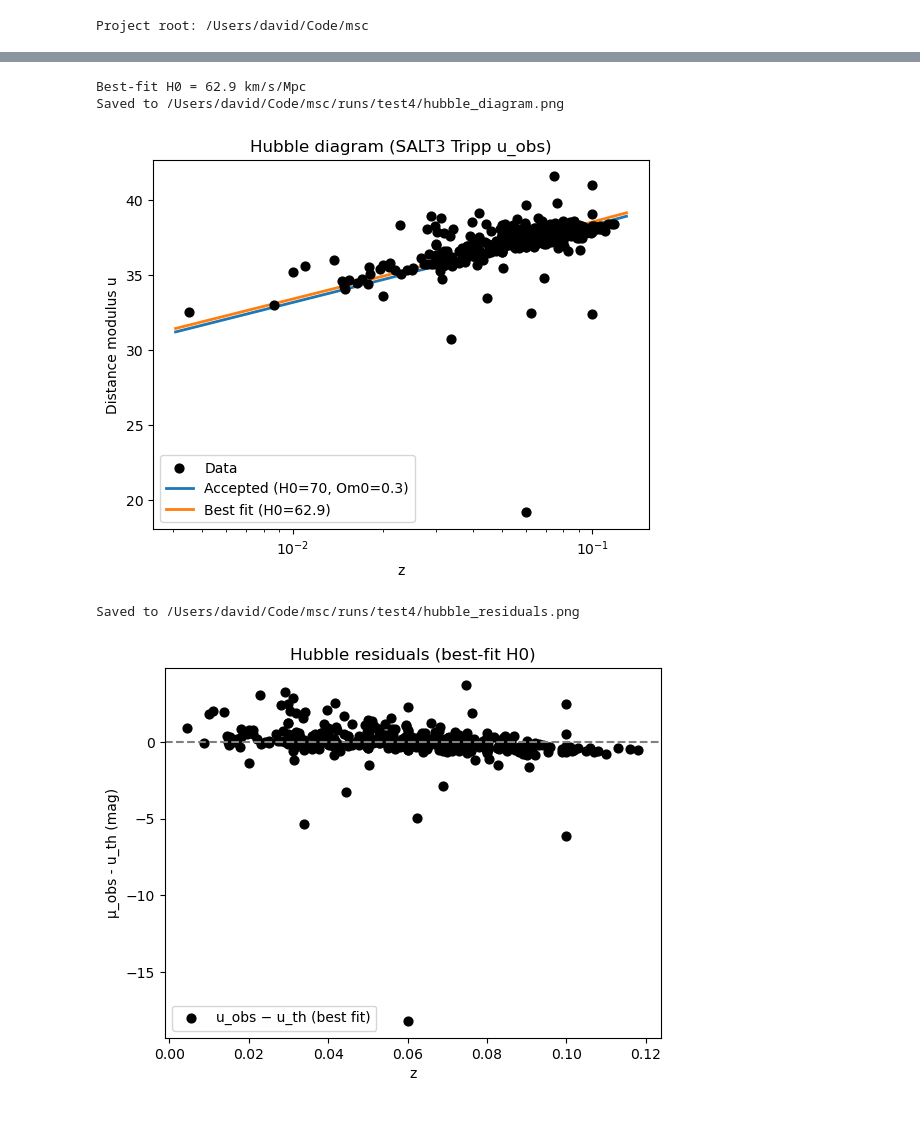
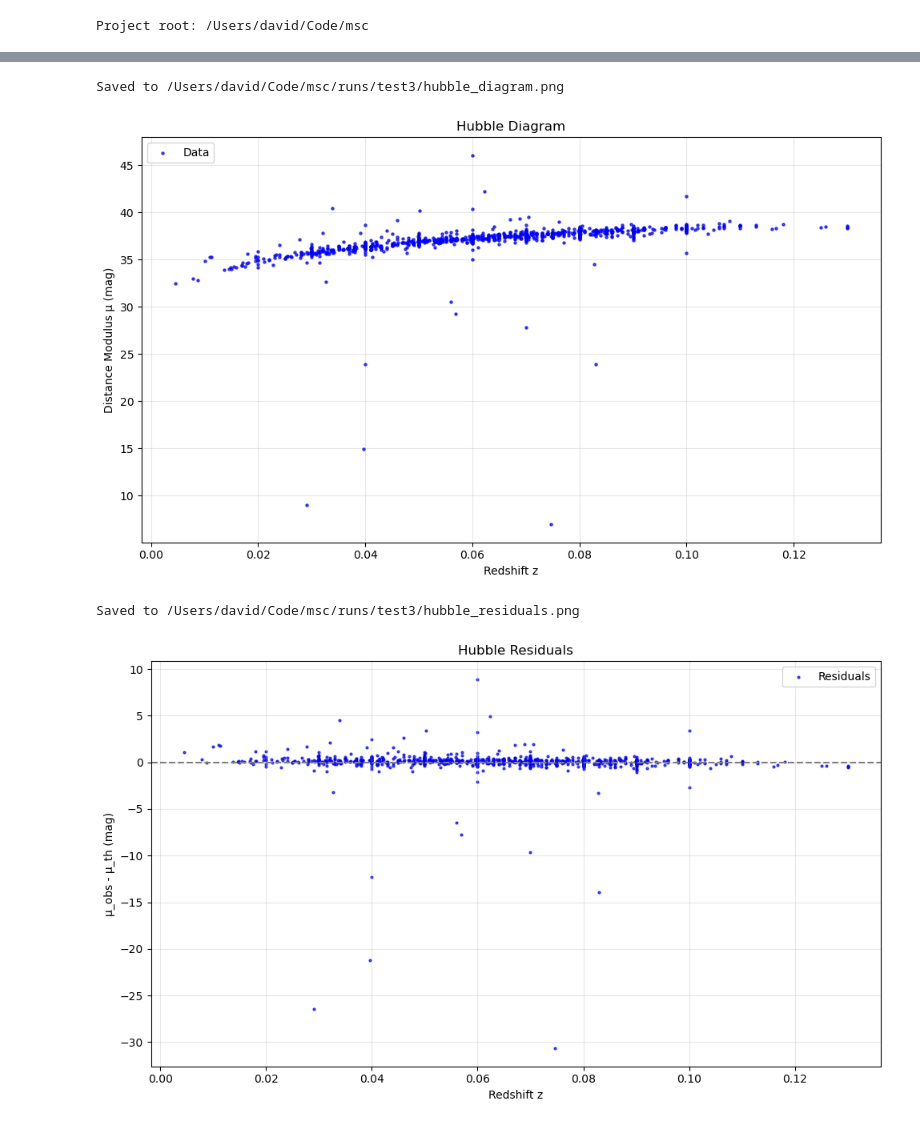
Before and after one commit to heffernan111/msc-dissertation, a Jupyter notebook: src/6_plotHubbleDiagram.ipynb, the cells around one changed output, grey strips where cells are left out. Saved outputs shown, nothing was run; the diff lists cells and outputs as text; code cells hidden in the pictures.

Commit message:
working hubble diagram maybe

```diff
--- a/src/6_plotHubbleDiagram.ipynb
+++ b/src/6_plotHubbleDiagram.ipynb
@@ -30,7 +30,7 @@ df["host_redshift"] = z_from_ztf.fillna(df["host_redshift"])
 # Filter to z > 0 and sort by redshift for plotting
 dfp = df[df["host_redshift"] > 0].sort_values("host_redshift").copy()
 # Drop invalid rows for distance moduli or residuals
-valid = np.isfinite(dfp["distance_modulus_u_obs"]) & np.isfinite(dfp["mu_th"]) & np.isfinite(dfp["resid"])
+valid = np.isfinite(dfp["distance_modulus_u_obs"]) & np.isfinite(dfp["host_redshift"])
 dfp = dfp.loc[valid]
 if len(dfp) < len(df):
     print(f"Dropped {len(df) - len(dfp)} rows")
@@ -51,64 +51,53 @@ mu_obs = dfp["distance_modulus_u_obs"].to_numpy()
 
 Om0 = 0.3  # fixed matter density for all models
 
-def mu_theory(z, H0, Om0=Om0):
+def mu_theory(z, H0=70.0, Om0=Om0):
     """Distance modulus u(z) for flat ΛCDM."""
     return FlatLambdaCDM(H0=H0, Om0=Om0).distmod(z).value
 
-# Fit H0
-def loss(H0):
-    """Sum of squared u residuals for a given H0."""
-    return np.sum((mu_obs - mu_theory(z_data, H0)) ** 2)
-
-res = minimize_scalar(loss, bounds=(50, 100), method="bounded")
-H0_best = float(res.x)
-print(f"Best-fit H0 = {H0_best:.1f} km/s/Mpc")
-
-# Smooth z grid for theory curves (so ΛCDM curvature is visible)
+# Smooth z grid for theory curves
 z_min = max(1e-4, z_data.min() * 0.9)
 z_max = z_data.max() * 1.1
-z_smooth = np.logspace(np.log10(z_min), np.log10(z_max), 300)
+z_smooth = np.linspace(z_min, z_max, 300)
 
 # Hubble diagram
-plt.figure()
-plt.xscale("log")
+plt.figure(figsize=(10, 6))
 
-plt.scatter(dfp["host_redshift"], dfp["distance_modulus_u_obs"], label="Data", color="black", s=40, zorder=5)
+plt.scatter(dfp["host_redshift"], mu_obs, label="Data", color="blue", s=5, zorder=5, alpha=0.7)
 
-plt.plot(z_smooth, mu_theory(z_smooth, H0=70.0), label="Accepted (H0=70, Om0=0.3)", lw=2)
-
-plt.plot(z_smooth, mu_theory(z_smooth, H0_best), label=f"Best fit (H0={H0_best:.1f})", lw=2)
-
-plt.xlabel("z")
-plt.ylabel("Distance modulus u")
-plt.title("Hubble diagram (SALT3 Tripp u_obs)")
-plt.legend()
+plt.xlabel("Redshift z")
+plt.ylabel("Distance Modulus μ (mag)")
+plt.title("Hubble Diagram")
+plt.legend(loc='upper left')
+plt.grid(True, alpha=0.3)
+plt.tight_layout()
 
 out_path = run_folder / "hubble_diagram.png"
 plt.savefig(out_path, dpi=150)
 print(f"Saved to {out_path}")
 plt.show()
 
 # Residuals: u_obs − u_th for best-fit.  - brighter,  + dimmer
-mu_th_best = mu_theory(z_data, H0_best)
+mu_th_best = mu_theory(z_data)
 resid_best = mu_obs - mu_th_best
 
-plt.figure()
+plt.figure(figsize=(10, 6))
 plt.axhline(0, color="gray", ls="--")
-plt.scatter(dfp["host_redshift"], resid_best, label="u_obs − u_th (best fit)", color="black", s=40)
+plt.scatter(dfp["host_redshift"], resid_best, label="Residuals", color="blue", s=4, alpha=0.7)
 
-plt.xlabel("z")
-plt.ylabel("μ_obs - u_th (mag)")
-plt.title("Hubble residuals (best-fit H0)")
+plt.xlabel("Redshift z")
+plt.ylabel("μ_obs - μ_th (mag)")
+plt.title("Hubble Residuals")
 plt.legend()
+plt.grid(True, alpha=0.3)
+plt.tight_layout()
 
 resid_path = run_folder / "hubble_residuals.png"
 plt.savefig(resid_path, dpi=150)
 print(f"Saved to {resid_path}")
 plt.show()
 # %% [output]
-Best-fit H0 = 62.9 km/s/Mpc
-Saved to /Users/david/Code/msc/runs/test4/hubble_diagram.png
+Saved to /Users/david/Code/msc/runs/test3/hubble_diagram.png
-[figure, old version]
+[figure, new version]
-Saved to /Users/david/Code/msc/runs/test4/hubble_residuals.png
+Saved to /Users/david/Code/msc/runs/test3/hubble_residuals.png
-[figure, old version]
+[figure, new version]
```
Also changed, not shown: parts of 1 cell of this notebook, 6 other files.
